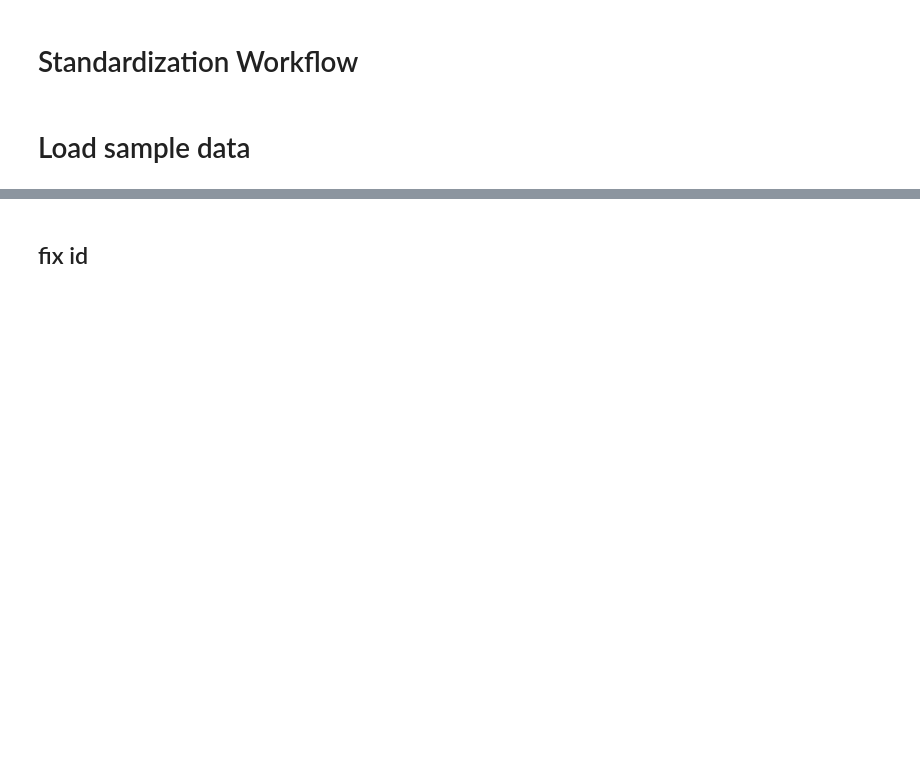
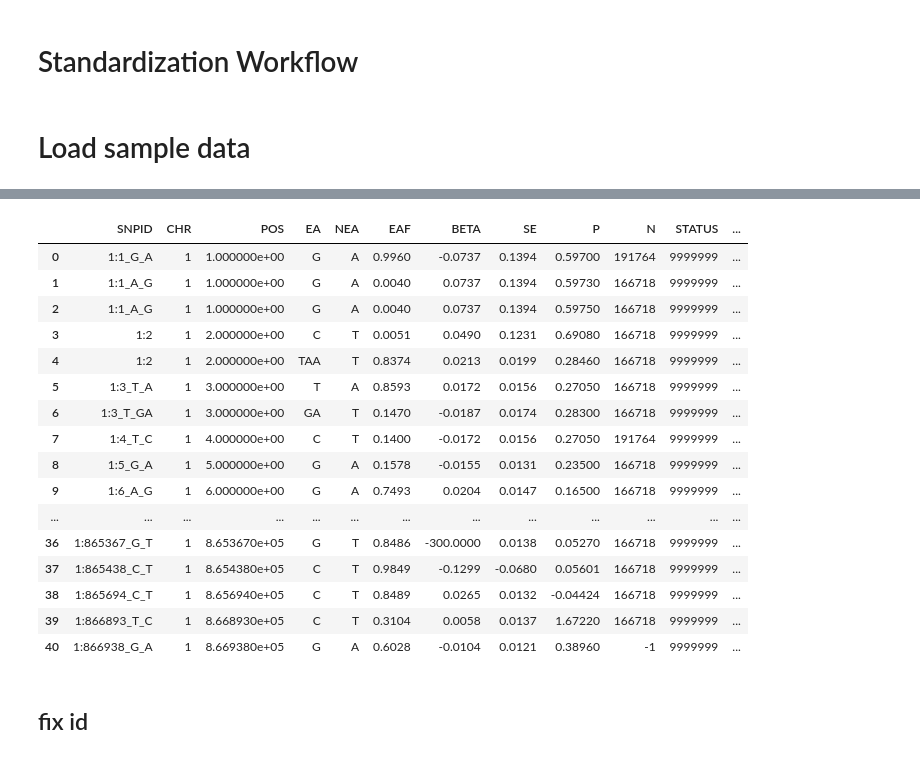
Before and after one commit to Cloufield/gwaslab, a Jupyter notebook: examples/standardization_workflow.ipynb, the cells around one changed output, grey strips where cells are left out. Drawn from its saved outputs; the diff is of its cells as text; code cells hidden in the pictures; blank space fills up the shorter version.

```diff
--- a/examples/standardization_workflow.ipynb
+++ b/examples/standardization_workflow.ipynb
@@ -7,7 +7,7 @@ import gwaslab as gl
 # %% [markdown]
 # Load sample data
 # %%
-mysumstats = gl.Sumstats("t2d_bbj.txt.gz",
+mysumstats = gl.Sumstats("/home/yunye/work/gwaslab/examples/toy_data/dirty_sumstats.tsv",
              snpid="SNP",
              chrom="CHR",
              pos="POS",
@@ -17,6 +17,6 @@ mysumstats = gl.Sumstats("t2d_bbj.txt.gz",
              beta="BETA",
              se="SE",
              p="P",
-             direction="Dir",
-             n="N")
+             n="N",
+             other=["Note"])
 # %% [output]
@@ -34,3 +45,23 @@ Mon Oct 31 12:36:12 2022 Finished loading data successfully!
+# %%
+mysumstats.data
+# %% [output]
+|  | SNPID | CHR | POS | EA | NEA | EAF | BETA | SE | P | N | STATUS | ... |
+| 0 | 1:1_G_A | 1 | 1.000000e+00 | G | A | 0.9960 | -0.0737 | 0.1394 | 0.59700 | 191764 | 9999999 | ... |
+| 1 | 1:1_A_G | 1 | 1.000000e+00 | G | A | 0.0040 | 0.0737 | 0.1394 | 0.59730 | 166718 | 9999999 | ... |
+| 2 | 1:1_A_G | 1 | 1.000000e+00 | G | A | 0.0040 | 0.0737 | 0.1394 | 0.59750 | 166718 | 9999999 | ... |
+| 3 | 1:2 | 1 | 2.000000e+00 | C | T | 0.0051 | 0.0490 | 0.1231 | 0.69080 | 166718 | 9999999 | ... |
+| 4 | 1:2 | 1 | 2.000000e+00 | TAA | T | 0.8374 | 0.0213 | 0.0199 | 0.28460 | 166718 | 9999999 | ... |
+| 5 | 1:3_T_A | 1 | 3.000000e+00 | T | A | 0.8593 | 0.0172 | 0.0156 | 0.27050 | 166718 | 9999999 | ... |
+| 6 | 1:3_T_GA | 1 | 3.000000e+00 | GA | T | 0.1470 | -0.0187 | 0.0174 | 0.28300 | 166718 | 9999999 | ... |
+| 7 | 1:4_T_C | 1 | 4.000000e+00 | C | T | 0.1400 | -0.0172 | 0.0156 | 0.27050 | 191764 | 9999999 | ... |
+| 8 | 1:5_G_A | 1 | 5.000000e+00 | G | A | 0.1578 | -0.0155 | 0.0131 | 0.23500 | 166718 | 9999999 | ... |
+| 9 | 1:6_A_G | 1 | 6.000000e+00 | G | A | 0.7493 | 0.0204 | 0.0147 | 0.16500 | 166718 | 9999999 | ... |
+| ... | ... | ... | ... | ... | ... | ... | ... | ... | ... | ... | ... | ... |
+| 36 | 1:865367_G_T | 1 | 8.653670e+05 | G | T | 0.8486 | -300.0000 | 0.0138 | 0.05270 | 166718 | 9999999 | ... |
+| 37 | 1:865438_C_T | 1 | 8.654380e+05 | C | T | 0.9849 | -0.1299 | -0.0680 | 0.05601 | 166718 | 9999999 | ... |
+| 38 | 1:865694_C_T | 1 | 8.656940e+05 | C | T | 0.8489 | 0.0265 | 0.0132 | -0.04424 | 166718 | 9999999 | ... |
+| 39 | 1:866893_T_C | 1 | 8.668930e+05 | C | T | 0.3104 | 0.0058 | 0.0137 | 1.67220 | 166718 | 9999999 | ... |
+| 40 | 1:866938_G_A | 1 | 8.669380e+05 | G | A | 0.6028 | -0.0104 | 0.0121 | 0.38960 | -1 | 9999999 | ... |
 # %% [markdown]
 ## fix id
 # %%
```
Also changed, not shown: parts of 18 cells of this notebook, 1 other file.
